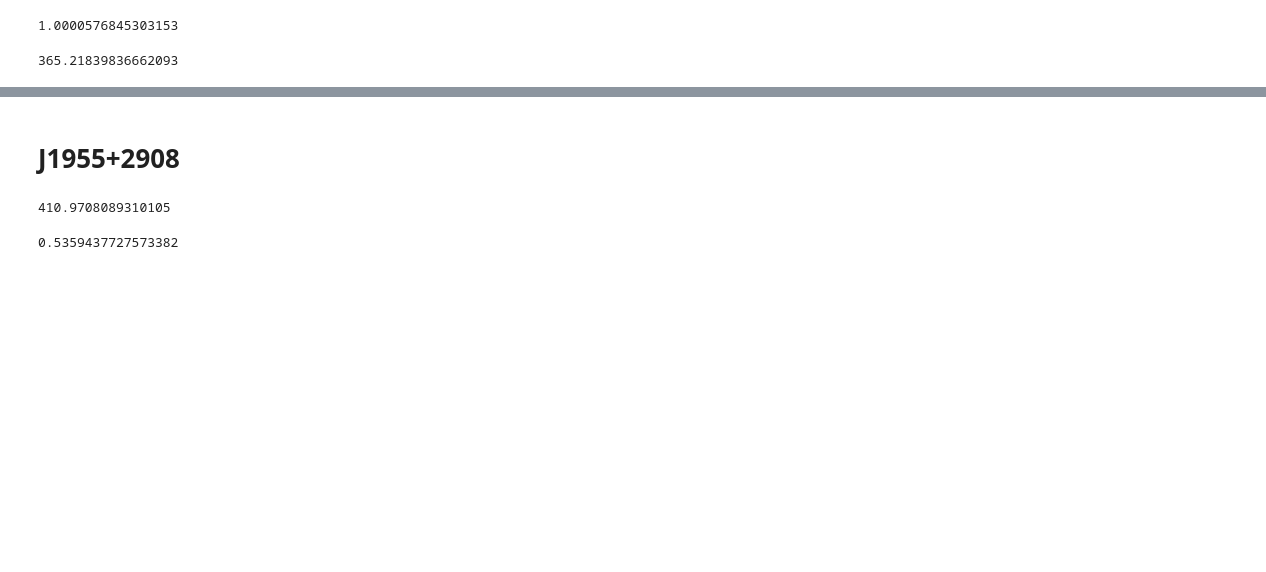
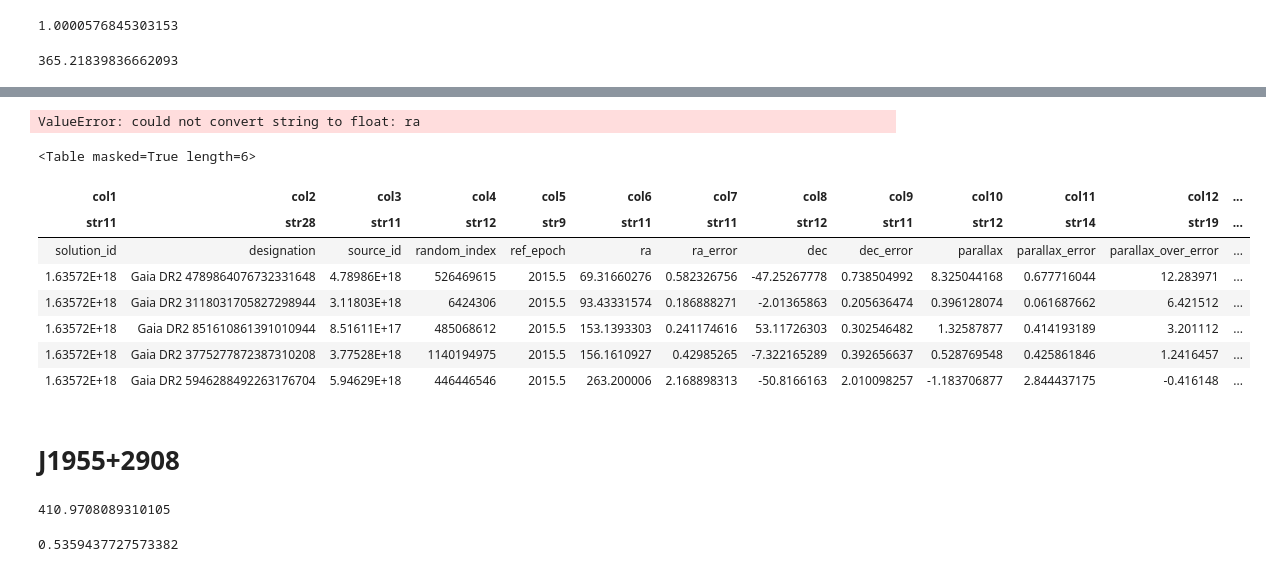
Before and after one commit to ChiaraMingarelli/gaia_pulsars, a Jupyter notebook: codes/WD_companions.ipynb, the cells around one changed output, grey strips where cells are left out. Drawn from its saved outputs; the diff is of its cells as text; code cells hidden in the pictures; blank space fills up the shorter version.

```diff
--- a/codes/WD_companions.ipynb
+++ b/codes/WD_companions.ipynb
@@ -64,3 +131,19 @@ kep_P(1,1)
+# %%
+t2 = test.astype("float64")
+# %% [output]
+ValueError: could not convert string to float: ra
+# %%
+ra_lst
+# %% [output]
+<Table masked=True length=6>
+| col1 | col2 | col3 | col4 | col5 | col6 | col7 | col8 | col9 | col10 | col11 | col12 | ... |
+| str11 | str28 | str11 | str12 | str9 | str11 | str11 | str12 | str11 | str12 | str14 | str19 | ... |
+| solution_id | designation | source_id | random_index | ref_epoch | ra | ra_error | dec | dec_error | parallax | parallax_error | parallax_over_error | ... |
+| 1.63572E+18 | Gaia DR2 4789864076732331648 | 4.78986E+18 | 526469615 | 2015.5 | 69.31660276 | 0.582326756 | -47.25267778 | 0.738504992 | 8.325044168 | 0.677716044 | 12.283971 | ... |
+| 1.63572E+18 | Gaia DR2 3118031705827298944 | 3.11803E+18 | 6424306 | 2015.5 | 93.43331574 | 0.186888271 | -2.01365863 | 0.205636474 | 0.396128074 | 0.061687662 | 6.421512 | ... |
+| 1.63572E+18 | Gaia DR2 851610861391010944 | 8.51611E+17 | 485068612 | 2015.5 | 153.1393303 | 0.241174616 | 53.11726303 | 0.302546482 | 1.32587877 | 0.414193189 | 3.201112 | ... |
+| 1.63572E+18 | Gaia DR2 3775277872387310208 | 3.77528E+18 | 1140194975 | 2015.5 | 156.1610927 | 0.42985265 | -7.322165289 | 0.392656637 | 0.528769548 | 0.425861846 | 1.2416457 | ... |
+| 1.63572E+18 | Gaia DR2 5946288492263176704 | 5.94629E+18 | 446446546 | 2015.5 | 263.200006 | 2.168898313 | -50.8166163 | 2.010098257 | -1.183706877 | 2.844437175 | -0.416148 | ... |
 # %% [markdown]
 # J1955+2908
 # %%
```
Also changed, not shown: parts of 14 cells of this notebook, 2 other files.
